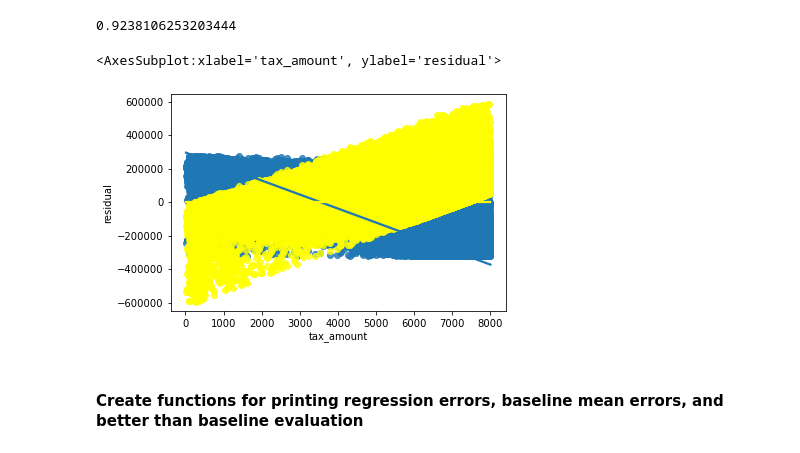
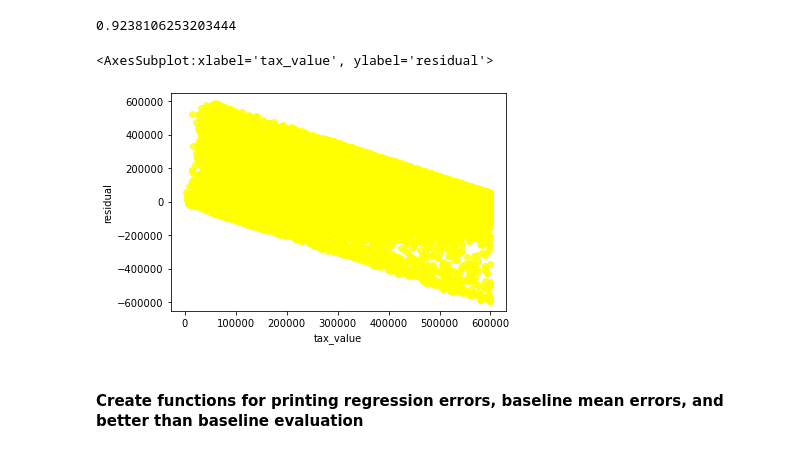
Before and after one commit to dashbringhurst/regression-exercises, a Jupyter notebook: evaluate.ipynb, the cells around one changed output. Cells and saved outputs as stored; diff of their text form; code cells hidden in the pictures.

```diff
--- a/evaluate.ipynb
+++ b/evaluate.ipynb
@@ -267,11 +267,10 @@ r2_score(y, yhat)
 # %% [output]
 0.9238106253203444
 # %%
-sns.regplot(x=train.tax_amount, y=train.residual_baseline)
-sns.regplot(x=train.tax_amount, y='residual', data=train, color='yellow')
+sns.regplot(x=train.tax_value, y='residual', data=train, color='yellow')
 # %% [output]
-<AxesSubplot:xlabel='tax_amount', ylabel='residual'>
+<AxesSubplot:xlabel='tax_value', ylabel='residual'>
-[figure, old version]
+[figure, new version]
 # %% [markdown]
 #### Create functions for printing regression errors, baseline mean errors, and better than baseline evaluation
 # %%
```
Also changed, not shown: parts of 38 cells of this notebook.
